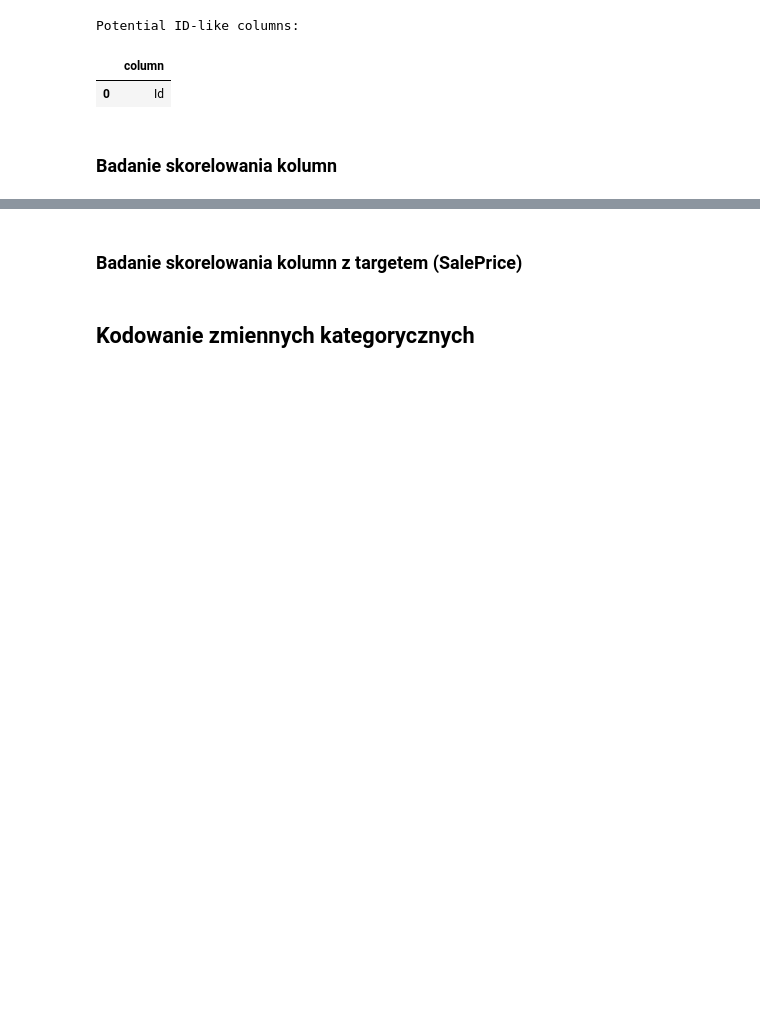
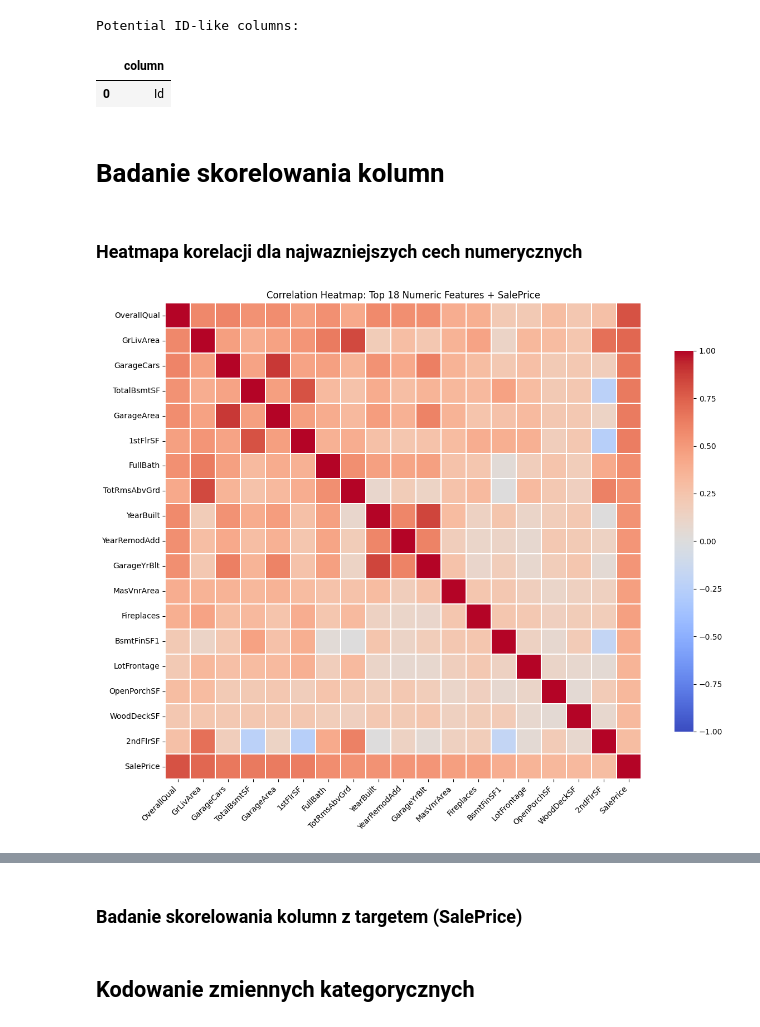
Before and after one commit to Stawicki2137/ai-regression-classification, a Jupyter notebook: notebooks/regression_ames_housing.ipynb, the cells around one changed output, grey strips where cells are left out. Cells and saved outputs as stored; diff of their text form; code cells hidden in the pictures; blank space fills up the shorter version.

```diff
--- a/notebooks/regression_ames_housing.ipynb
+++ b/notebooks/regression_ames_housing.ipynb
@@ -206,7 +208,44 @@ Potential ID-like columns:
 |  | column |
 | 0 | Id |
 # %% [markdown]
-### Badanie skorelowania kolumn
+# Badanie skorelowania kolumn
+# %% [markdown]
+### Heatmapa korelacji dla najwazniejszych cech numerycznych
+# %%
+import seaborn as sns
+
+top_n = 18
+top_corr_features = (
+    df.corr(numeric_only=True)['SalePrice']
+    .abs()
+    .sort_values(ascending=False)
+    .drop('SalePrice')
+    .head(top_n)
+    .index
+    .tolist()
+ )
+
+heatmap_cols = top_corr_features + ['SalePrice']
+heatmap_data = df[heatmap_cols].corr()
+
+plt.figure(figsize=(13, 10))
+sns.heatmap(
+    heatmap_data,
+    annot=False,
+    cmap='coolwarm',
+    vmin=-1,
+    vmax=1,
+    square=True,
+    linewidths=0.3,
+    cbar_kws={'shrink': 0.8}
+ )
+plt.title(f'Correlation Heatmap: Top {top_n} Numeric Features + SalePrice')
+plt.xticks(rotation=45, ha='right')
+plt.yticks(rotation=0)
+plt.tight_layout()
+plt.show()
+# %% [output]
+[figure, added]
 # %%
 import numpy as np
 
```
Also changed, not shown: parts of 30 cells of this notebook.
